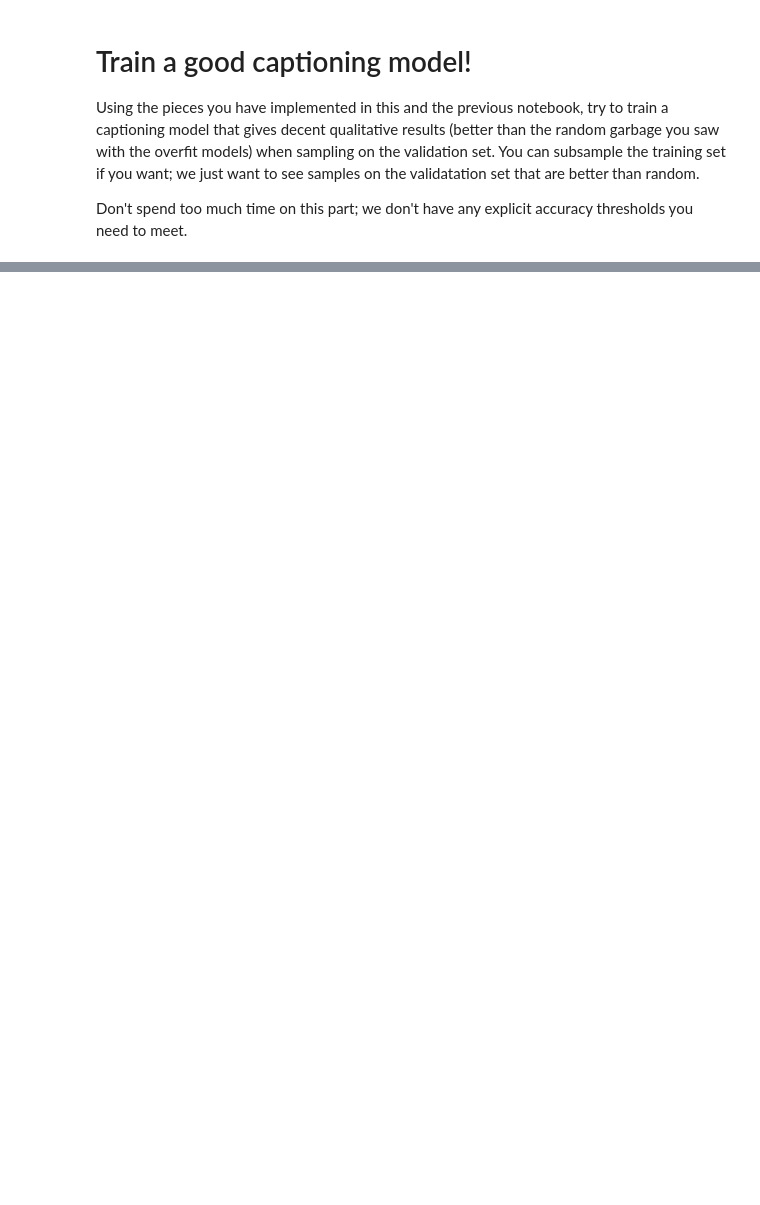
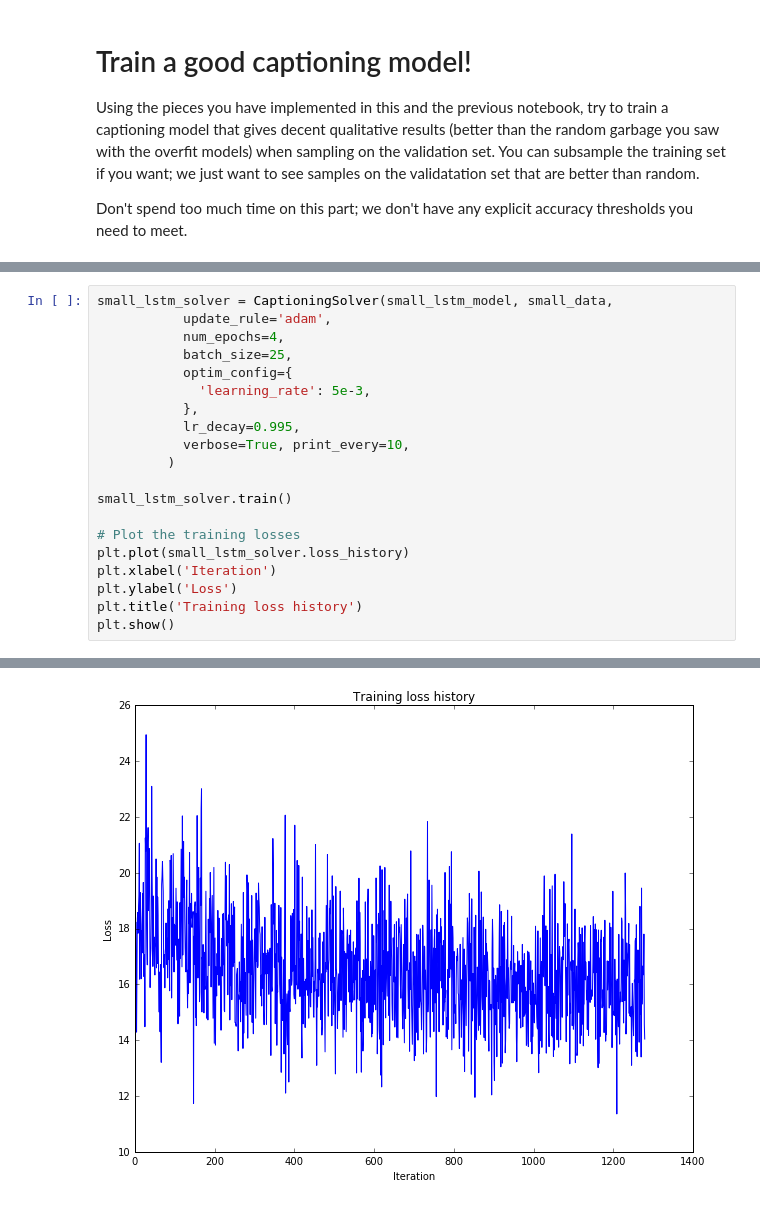
Before and after one commit to jordn/cs231n, a Jupyter notebook: assignment3/LSTM_Captioning.ipynb, the cells around one changed output, grey strips where cells are left out. Cells and saved outputs as stored; diff of their text form; blank space fills up the shorter version.

```diff
--- a/assignment3/LSTM_Captioning.ipynb
+++ b/assignment3/LSTM_Captioning.ipynb
@@ -355,0 +384,21 @@ pass
+# %%
+small_lstm_solver = CaptioningSolver(small_lstm_model, small_data,
+           update_rule='adam',
+           num_epochs=4,
+           batch_size=25,
+           optim_config={
+             'learning_rate': 5e-3,
+           },
+           lr_decay=0.995,
+           verbose=True, print_every=10,
+         )
+
+small_lstm_solver.train()
+
+# Plot the training losses
+plt.plot(small_lstm_solver.loss_history)
+plt.xlabel('Iteration')
+plt.ylabel('Loss')
+plt.title('Training loss history')
+plt.show()
+# %% [output]
@@ -355,0 +422 @@ pass
+[figure, added]
```
Also changed, not shown: parts of 6 cells of this notebook, 1 other file.
